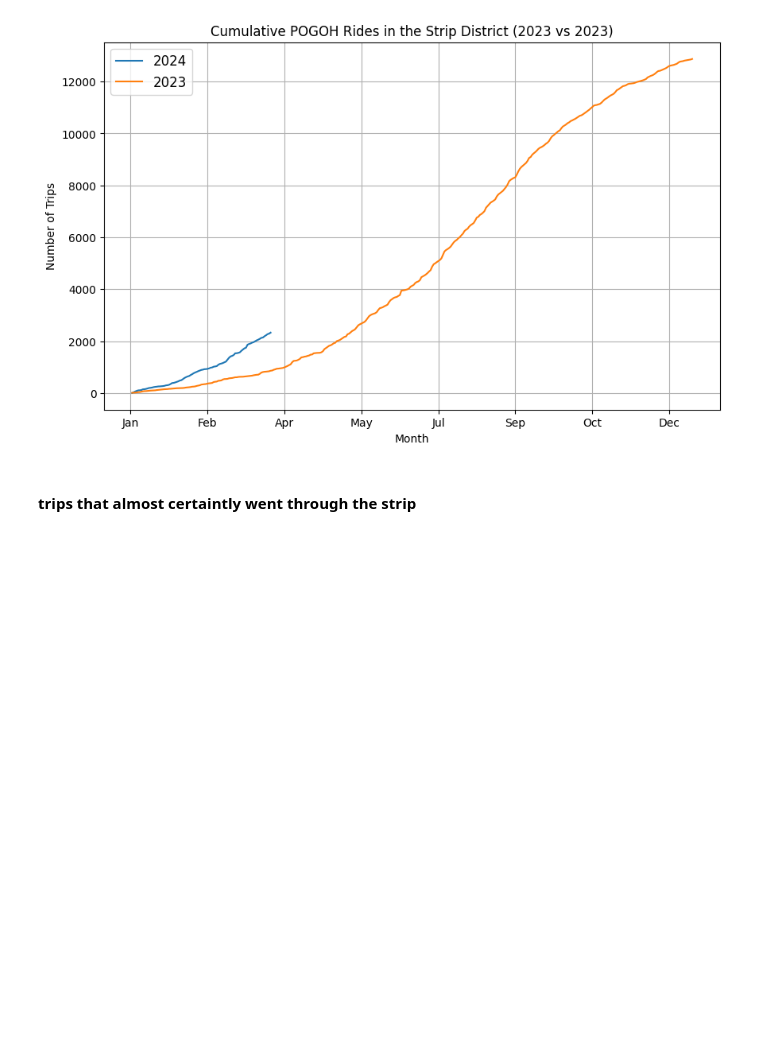
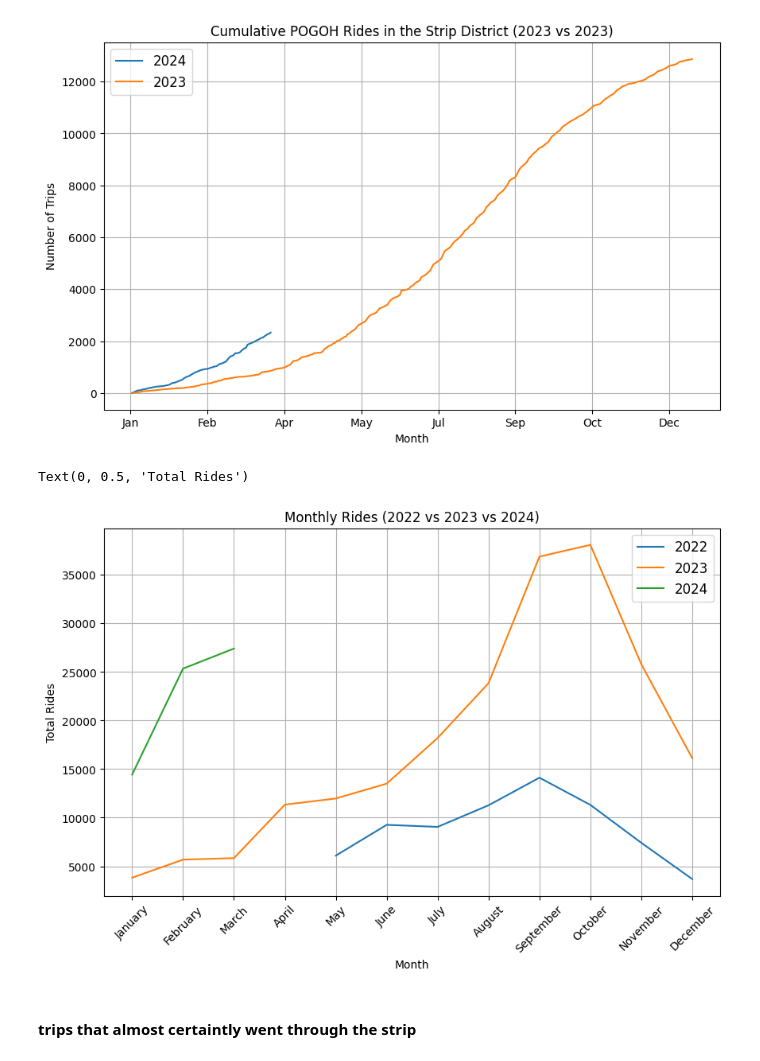
Before and after one commit to BenWSingleton/POGOH_Analysis, a Jupyter notebook: analysis.ipynb, the cells around one changed output. Cells and saved outputs as stored; diff of their text form; code cells hidden in the pictures; blank space fills up the shorter version.

Commit message:
monthly ridership analysis

```diff
--- a/analysis.ipynb
+++ b/analysis.ipynb
@@ -269,6 +270,25 @@ plt.title("Cumulative POGOH Rides in the Strip District (2023 vs 2023)")
 plt.gca().xaxis.set_major_formatter(monthFmt)
 # %% [output]
 [figure]
+# %%
+total_rides_2022 = df[df['Start Date'].dt.year==2022].groupby(df['Start Date'].dt.month).size()
+total_rides_2023 = df[df['Start Date'].dt.year==2023].groupby(df['Start Date'].dt.month).size()
+total_rides_2024 = df[df['Start Date'].dt.year==2024].groupby(df['Start Date'].dt.month).size()
+# %%
+plt.figure(figsize=(10, 6))
+plt.plot(total_rides_2022.index, total_rides_2022, label='2022')
+plt.plot(total_rides_2023.index, total_rides_2023, label='2023')
+plt.plot(total_rides_2024.index, total_rides_2024, label='2024')
+month_names = ['January', 'February', 'March', 'April', 'May', 'June', 'July', 'August', 'September', 'October', 'November', 'December']
+plt.xticks(np.arange(1, len(month_names)+1), month_names, rotation=45)
+plt.legend(fontsize='large')
+plt.grid(True)
+plt.title("Monthly Rides (2022 vs 2023 vs 2024)")
+plt.xlabel("Month")
+plt.ylabel("Total Rides")
+# %% [output]
+Text(0, 0.5, 'Total Rides')
+[figure, added]
 # %% [markdown]
 #### trips that almost certaintly went through the strip
 # %%
```
Also changed, not shown: parts of 1 cell of this notebook.
